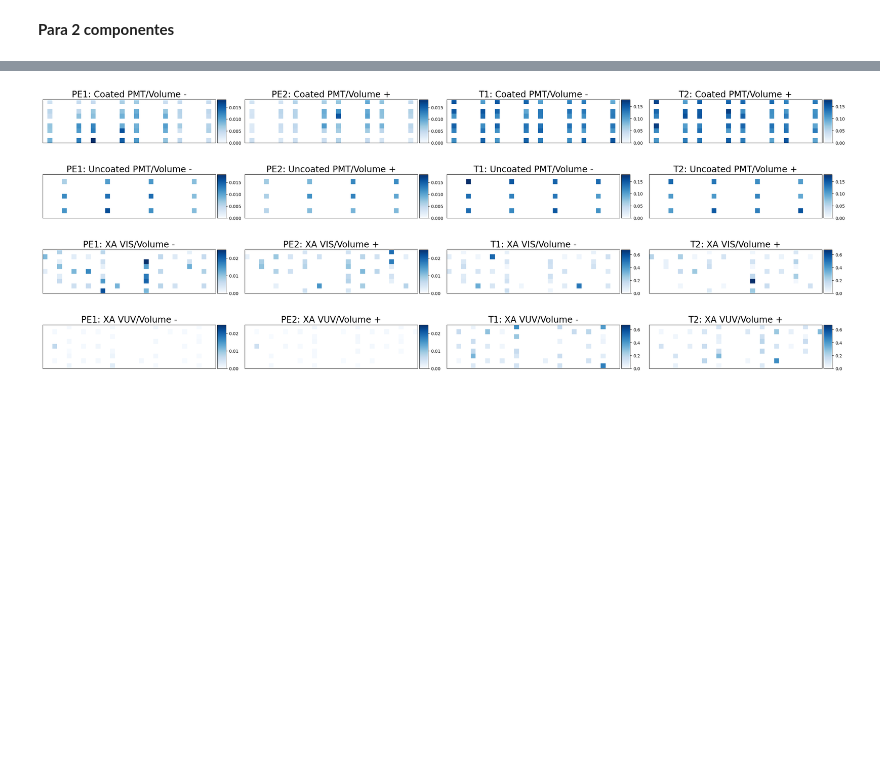
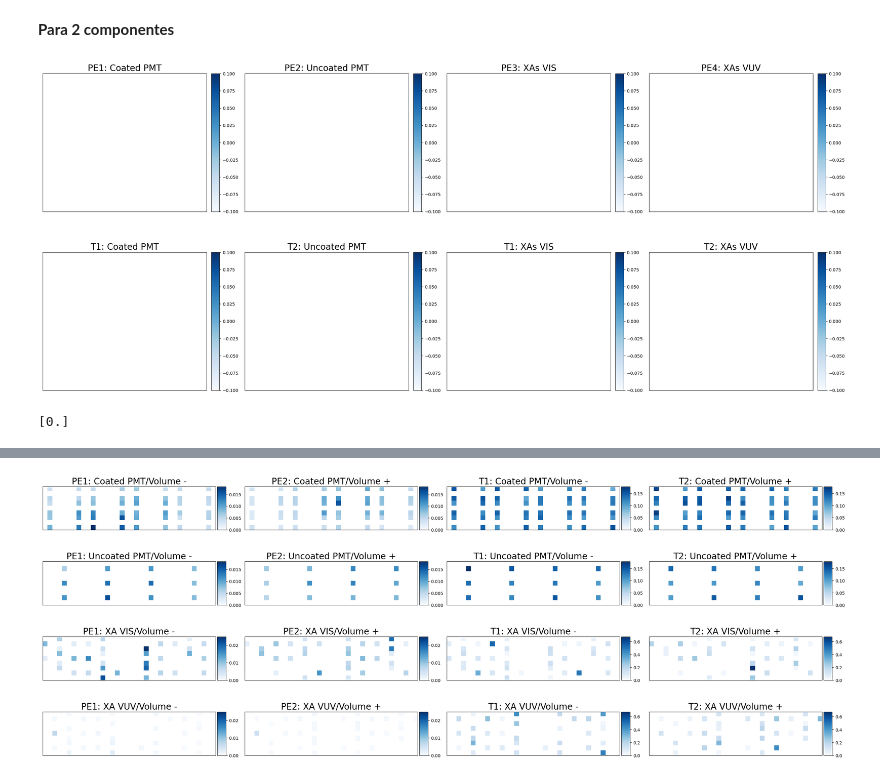
Before and after one commit to CIEMAT-Neutrino/AI_nuvT, a Jupyter notebook: 4_Image_creation_&_visualization.ipynb, the cells around one changed output, grey strips where cells are left out. Drawn from its saved outputs; the diff is of its cells as text; code cells hidden in the pictures; blank space fills up the shorter version.

```diff
--- a/4_Image_creation_&_visualization.ipynb
+++ b/4_Image_creation_&_visualization.ipynb
@@ -98,17 +140,25 @@ event_idx=489
 **Para 2 componentes**
 # %%
 labels_pmts = [
-        "PE1: Coated PMT/Volume -", "PE2: Coated PMT/Volume +", "T1: Coated PMT/Volume -", "T2: Coated PMT/Volume +",
-        "PE1: Uncoated PMT/Volume -", "PE2: Uncoated PMT/Volume +", "T1: Uncoated PMT/Volume -", "T2: Uncoated PMT/Volume +"
+        "PE1: Coated PMT", "PE2: Uncoated PMT", "PE3: XAs VIS", "PE4: XAs VUV",
+        "T1: Coated PMT", "T2: Uncoated PMT","T1: XAs VIS", "T2: XAs VUV"
     ]
 
 groups_pmts = [
-        [0, 1, 4, 5],    # First group
-        [2, 3, 6, 7]   # Second group
+        [0, 1], [2, 3],    # First group
+        [4, 5], [6, 7]   # Second group
     ]
 
 grid_pmts =(2,4)
-event_idx=489
+event_idx=1497
+# %%
+plot_image2(image_realistic_4comp_2, event_idx, labels_pmts, groups_pmts, grid_pmts, figsize=(26, 12))
+# %% [output]
+[figure, added]
+# %%
+print(np.unique(image_realistic_4comp_2[1497]))
+# %% [output]
+[0.]
 # %%
 labels_xas = [
         "PE1: XA VIS/Volume -", "PE2: XA VIS/Volume +", "T1: XA VIS/Volume -", "T2: XA VIS/Volume +",
```
Also changed, not shown: parts of 15 cells of this notebook, 9 other files.
